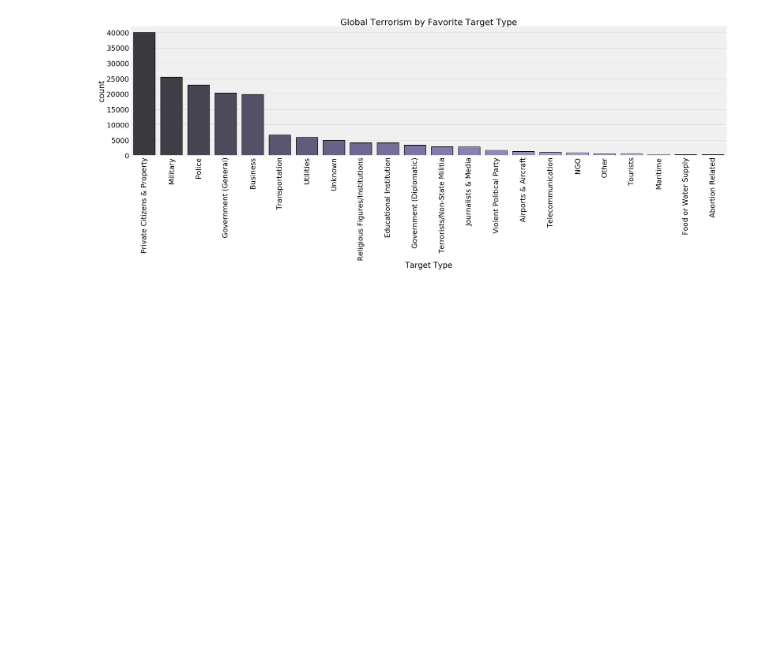
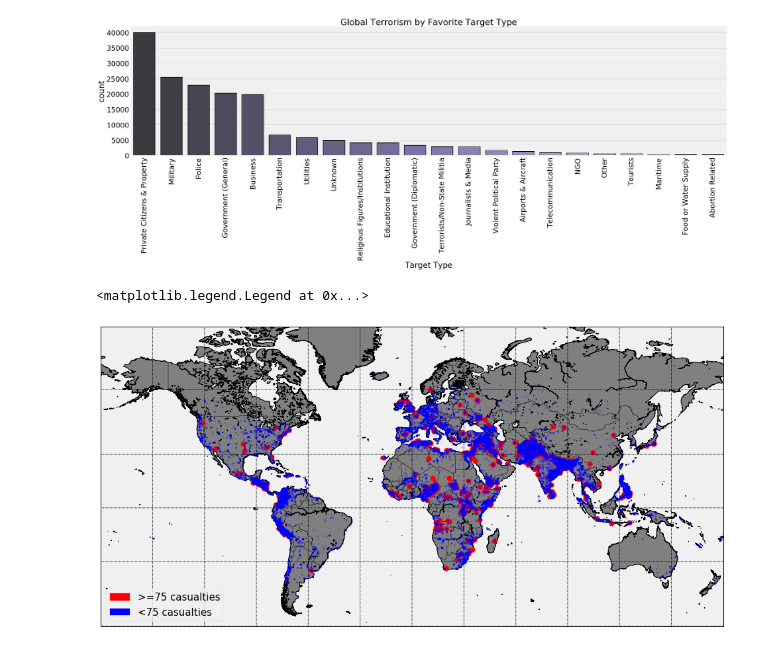
Before and after one commit to anthony-joyce/global_terrorism_analysis, a Jupyter notebook: global_terror_analysis.ipynb, the cells around one changed output. Saved outputs shown, nothing was run; the diff lists cells and outputs as text; code cells hidden in the pictures; blank space fills up the shorter version.

```diff
--- a/global_terror_analysis.ipynb
+++ b/global_terror_analysis.ipynb
@@ -87,3 +89,31 @@ plt.title('Global Terrorism by Favorite Target Type')
 # %% [output]
 Text(0.5,1,u'Global Terrorism by Favorite Target Type')
 [figure]
+# %%
+plt.figure(figsize=(15,10))
+m = Basemap(projection='mill', llcrnrlon=-180, llcrnrlat=-60, urcrnrlat=80, urcrnrlon=180, resolution='i')
+m.drawcoastlines()
+m.drawcountries()
+m.fillcontinents(color = 'gray')
+m.drawmapboundary()
+m.drawmeridians(np.arange(0, 360, 30))
+m.drawparallels(np.arange(-90, 90, 30))
+
+# plot circle markers on maps
+lat_100=list(terror[terror['Casualties']>=75].latitude)
+long_100=list(terror[terror['Casualties']>=75].longitude)
+x_100, y_100 = m(long_100, lat_100)
+m.plot(x_100, y_100,'ro',markersize=8)
+
+lat_10=list(terror[terror['Casualties']<75].latitude)
+long_10=list(terror[terror['Casualties']<75].longitude)
+x_10, y_10 = m(long_10, lat_10)
+m.plot(x_10, y_10, 'bo', markersize=3, alpha=0.2)
+
+plt.gcf()
+a = mpatches.Patch(color='red', label='>=75 casualties')
+b = mpatches.Patch(color='blue', label='<75 casualties')
+plt.legend(loc='lower left', handles=[a,b], prop={'size':'15'})
+# %% [output]
+<matplotlib.legend.Legend at 0x...>
+[figure, added]
```
Also changed, not shown: parts of 2 cells of this notebook.
